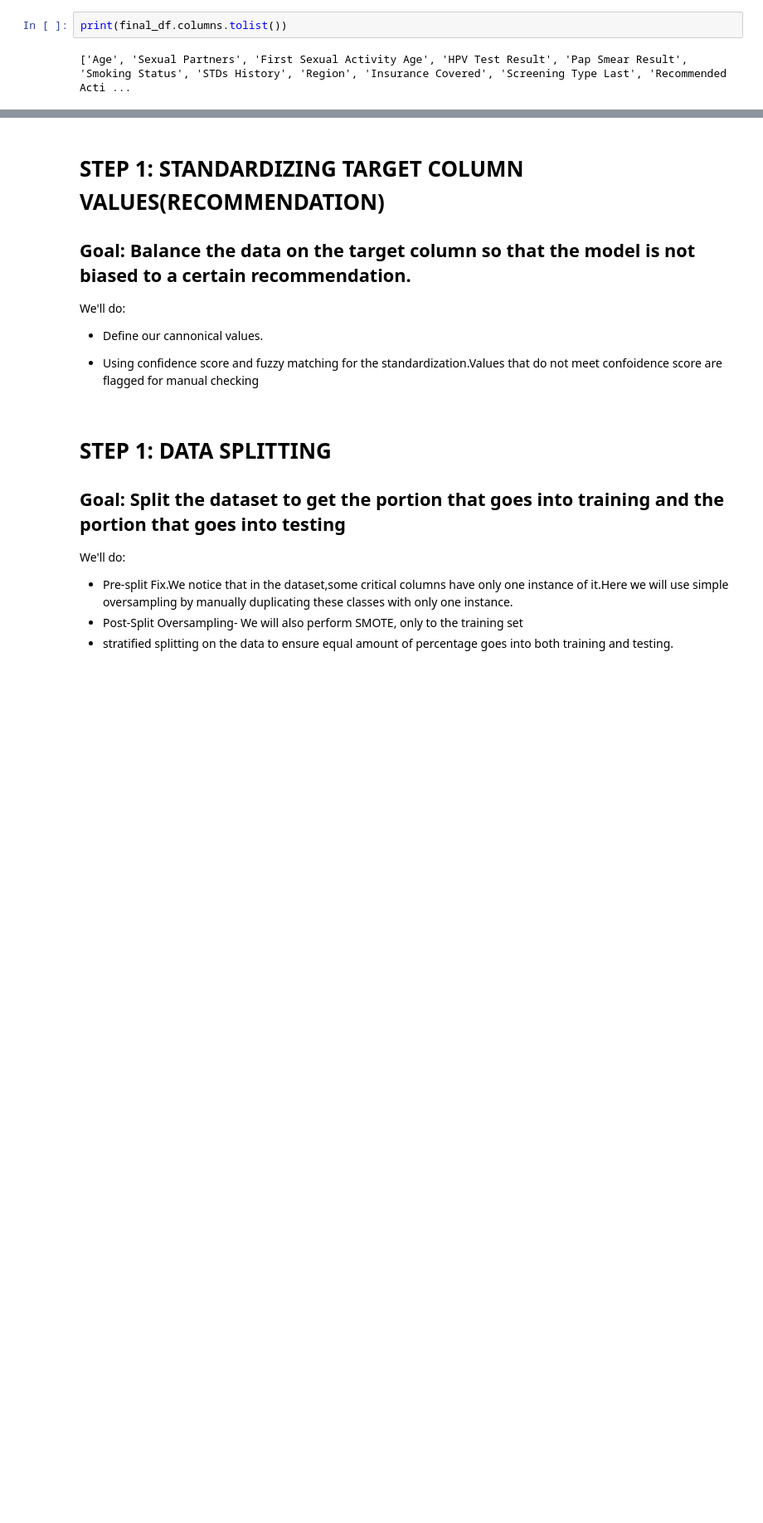
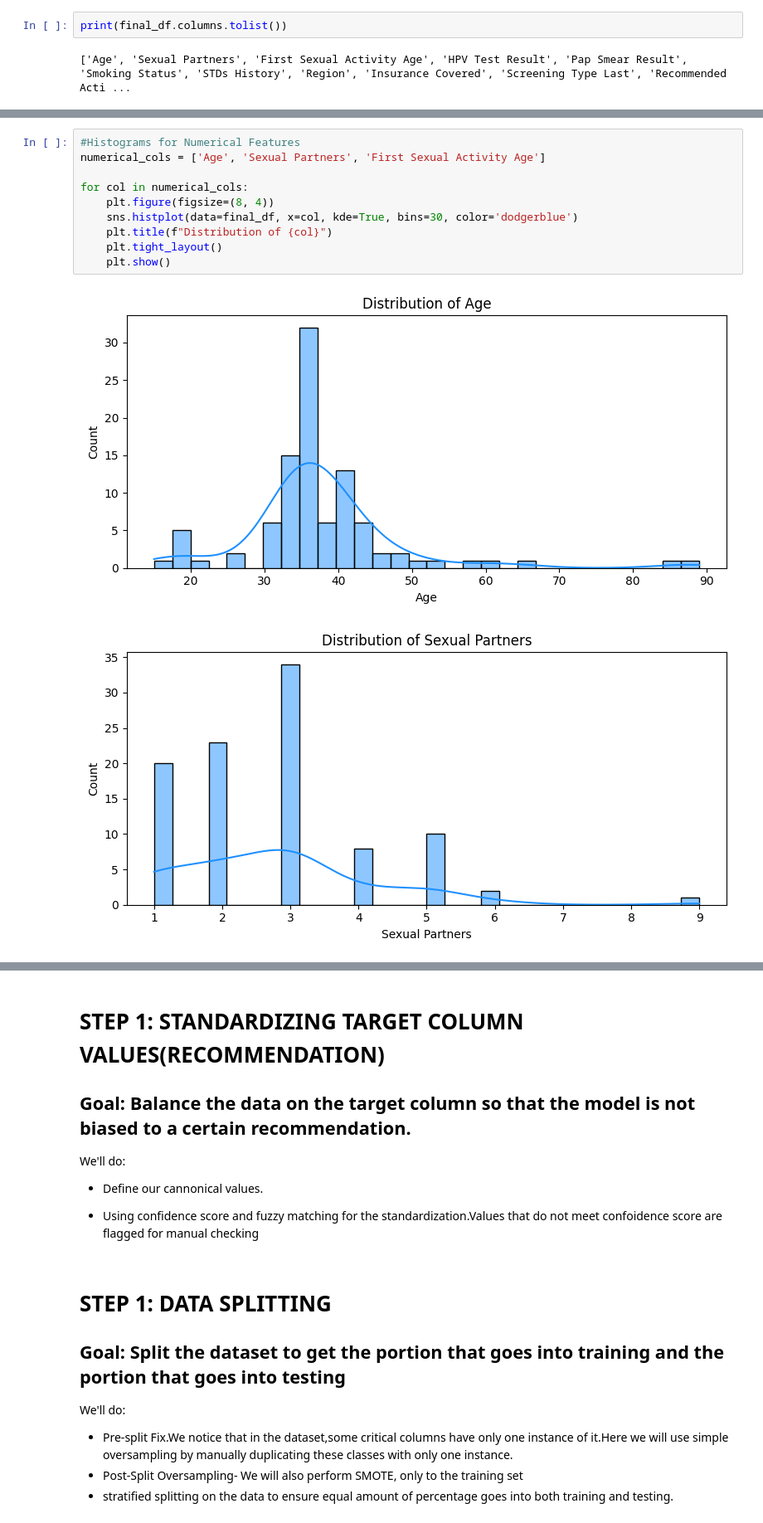
Before and after one commit to Anne-Okingo/Code_Ssipers_Afya_Kuu, a Jupyter notebook: Predicting_cervical_cancer_with_decision_trees (2).ipynb, the cells around one changed output, grey strips where cells are left out. Shown at 83% size. Drawn from its saved outputs; the diff is of its cells as text; blank space fills up the shorter version.

```diff
--- a/Predicting_cervical_cancer_with_decision_trees (2).ipynb
+++ b/Predicting_cervical_cancer_with_decision_trees (2).ipynb
@@ -628,0 +686,13 @@ Categorical Columns: ['HPV Test Result', 'Pap Smear Result', 'Smoking Status', '
+# %%
+#Histograms for Numerical Features
+numerical_cols = ['Age', 'Sexual Partners', 'First Sexual Activity Age']
+
+for col in numerical_cols:
+    plt.figure(figsize=(8, 4))
+    sns.histplot(data=final_df, x=col, kde=True, bins=30, color='dodgerblue')
+    plt.title(f"Distribution of {col}")
+    plt.tight_layout()
+    plt.show()
+# %% [output]
+[figure, added]
+[figure, added]
```
Also changed, not shown: parts of 14 cells of this notebook.
